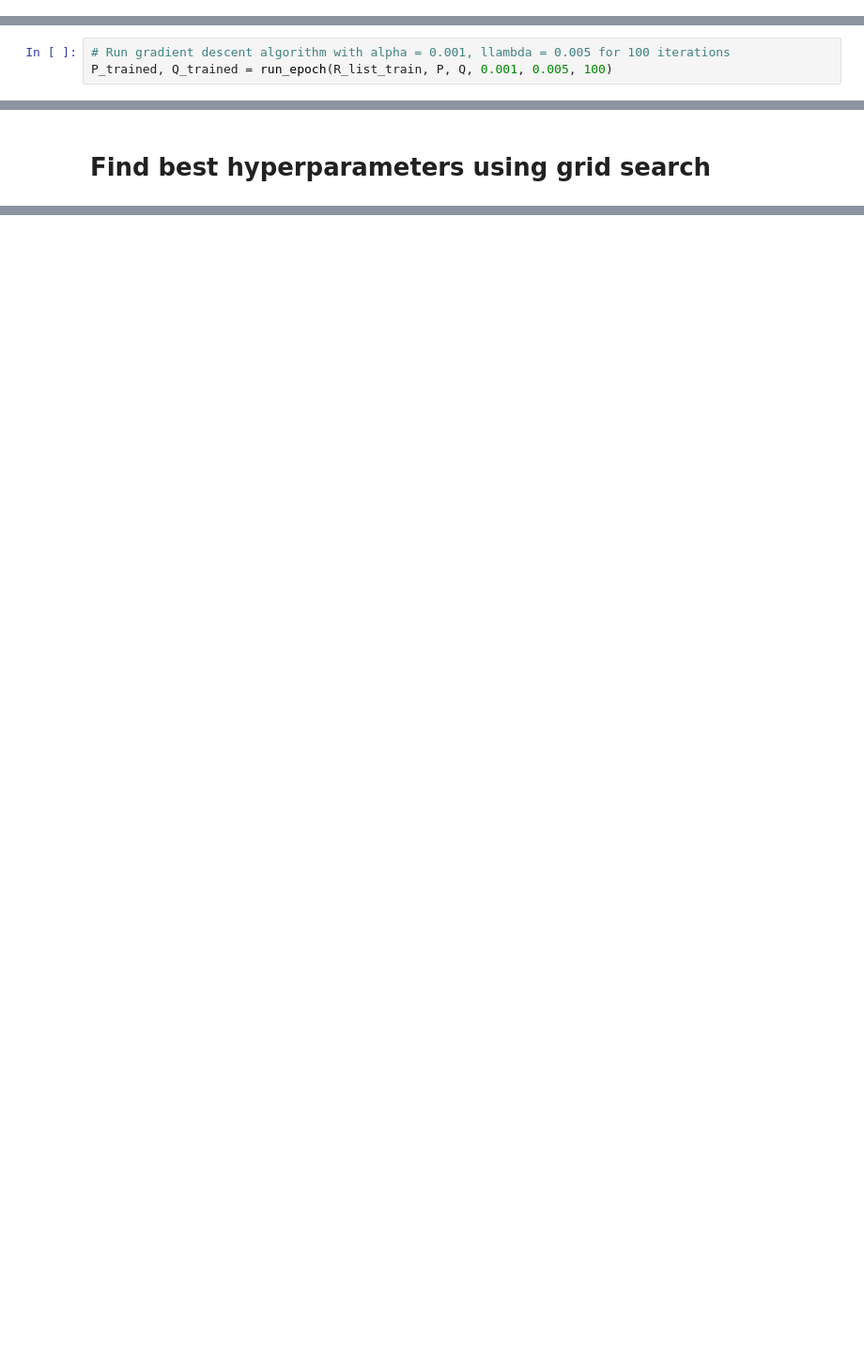
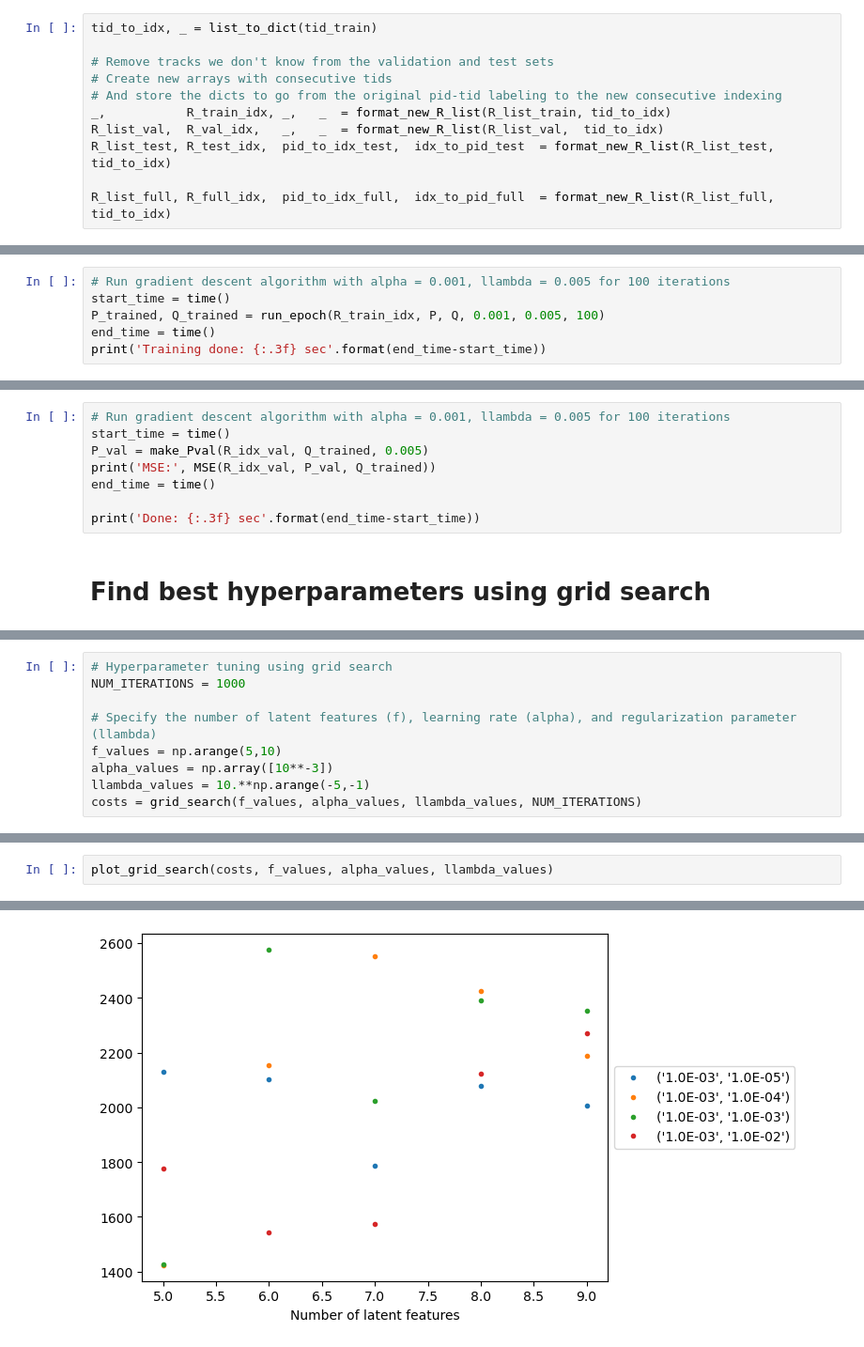
Before and after one commit to dymiyata/team-funk-playlist-generator, a Jupyter notebook: matrix_factorization/matrix_factorization.ipynb, the cells around one changed output, grey strips where cells are left out. Shown at 94% size. Cells and saved outputs as stored; diff of their text form; blank space fills up the shorter version.

```diff
--- a/matrix_factorization/matrix_factorization.ipynb
+++ b/matrix_factorization/matrix_factorization.ipynb
@@ -222 +256,12 @@ num_songs = len(tid_train)
+# %%
+tid_to_idx, _ = list_to_dict(tid_train)
+
+# Remove tracks we don't know from the validation and test sets
+# Create new arrays with consecutive tids
+# And store the dicts to go from the original pid-tid labeling to the new consecutive indexing
+_,           R_train_idx, _,   _  = format_new_R_list(R_list_train, tid_to_idx)
+R_list_val,  R_val_idx,   _,   _  = format_new_R_list(R_list_val,  tid_to_idx)
+R_list_test, R_test_idx,  pid_to_idx_test,  idx_to_pid_test  = format_new_R_list(R_list_test,  tid_to_idx)
+
+R_list_full, R_full_idx,  pid_to_idx_full,  idx_to_pid_full  = format_new_R_list(R_list_full,  tid_to_idx)
 # %% [markdown]
@@ -237,3 +282,6 @@ In the following cell, we run the gradient descent algorithm and store the resul
 # %%
 # Run gradient descent algorithm with alpha = 0.001, llambda = 0.005 for 100 iterations
-P_trained, Q_trained = run_epoch(R_list_train, P, Q, 0.001, 0.005, 100)
+start_time = time()
+P_trained, Q_trained = run_epoch(R_train_idx, P, Q, 0.001, 0.005, 100)
+end_time = time()
+print('Training done: {:.3f} sec'.format(end_time-start_time))
@@ -298,2 +308,10 @@ val_error(R_list_test, pid_test, Pval, Q_trained, 0.005)
+# %%
+# Run gradient descent algorithm with alpha = 0.001, llambda = 0.005 for 100 iterations
+start_time = time()
+P_val = make_Pval(R_idx_val, Q_trained, 0.005)
+print('MSE:', MSE(R_idx_val, P_val, Q_trained))
+end_time = time()
+
+print('Done: {:.3f} sec'.format(end_time-start_time))
 # %% [markdown]
 # Find best hyperparameters using grid search
@@ -356,0 +423,9 @@ No implementation of function Function(<built-in function getitem>) found for si
+# %%
+# Hyperparameter tuning using grid search
+NUM_ITERATIONS = 1000
+
+# Specify the number of latent features (f), learning rate (alpha), and regularization parameter (llambda)
+f_values = np.arange(5,10)
+alpha_values = np.array([10**-3])
+llambda_values = 10.**np.arange(-5,-1)
+costs = grid_search(f_values, alpha_values, llambda_values, NUM_ITERATIONS)
@@ -356,0 +450,3 @@ No implementation of function Function(<built-in function getitem>) found for si
+# %%
+plot_grid_search(costs, f_values, alpha_values, llambda_values)
+# %% [output]
@@ -356,0 +456 @@ No implementation of function Function(<built-in function getitem>) found for si
+[figure, added]
```
Also changed, not shown: parts of 44 cells of this notebook, 2 other files.
